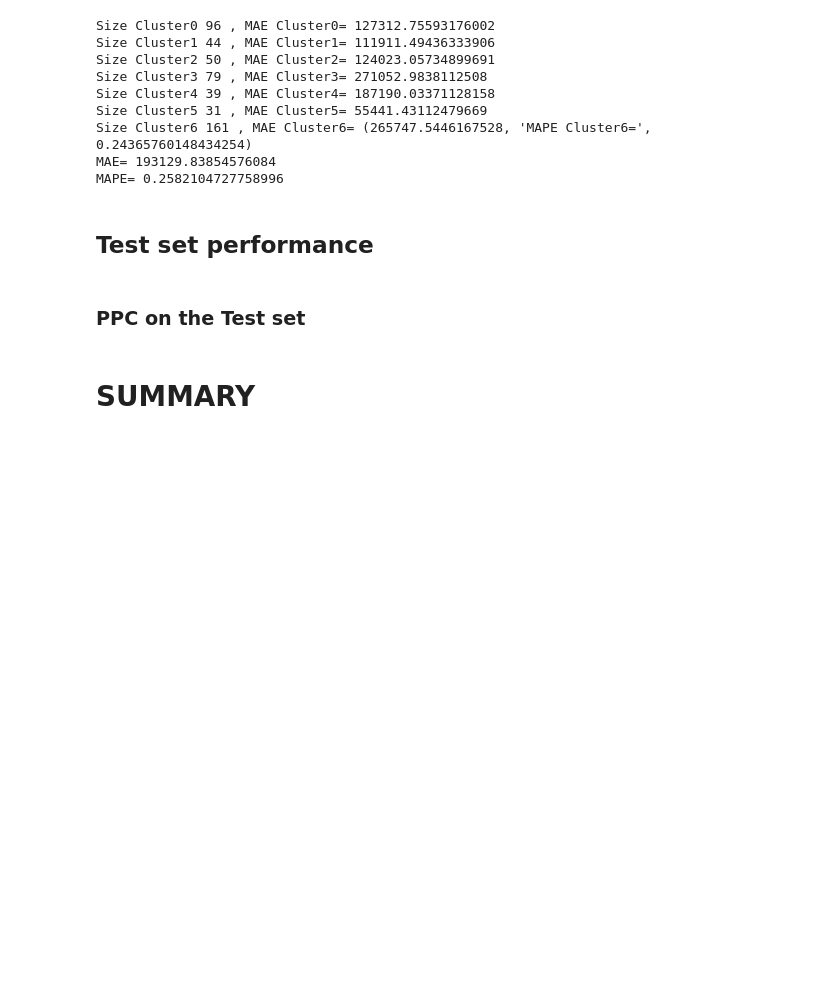
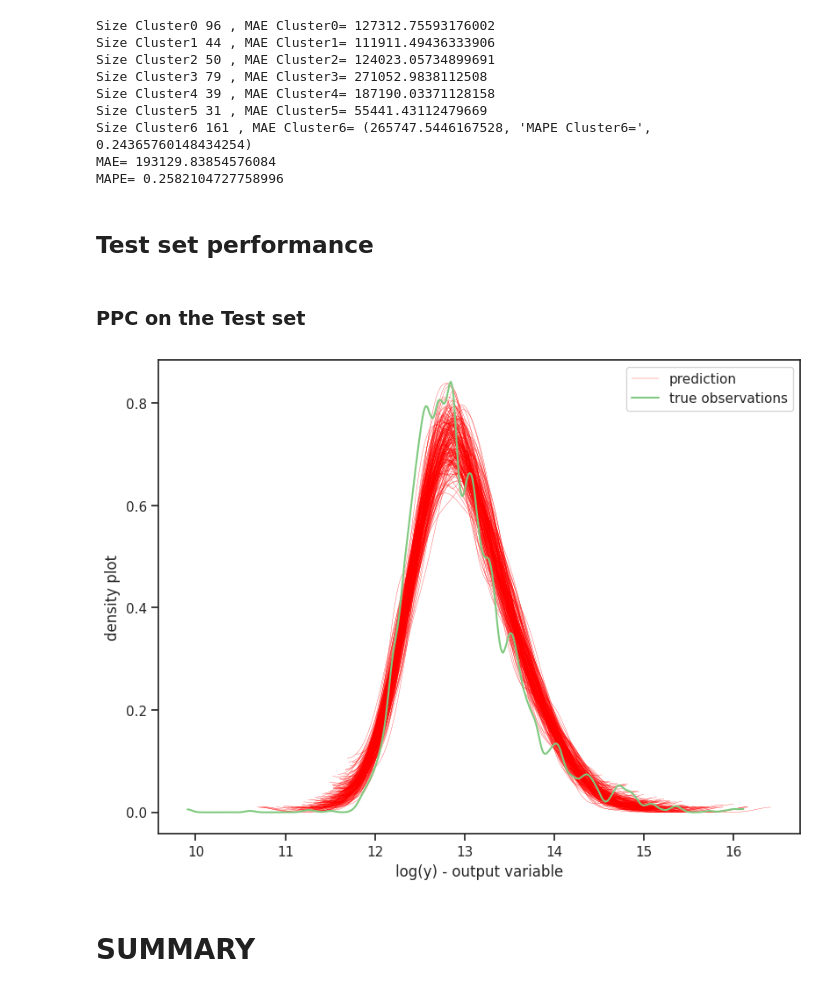
Before and after one commit to comaraDOTcom/ml-applications, a Jupyter notebook: Etivity2/ET5003_Etivity2_CONOROMARA_20151845.ipynb, the cells around one changed output. Drawn from its saved outputs; the diff is of its cells as text; code cells hidden in the pictures; blank space fills up the shorter version.

Commit message:
Final PPC plot

```diff
--- a/Etivity2/ET5003_Etivity2_CONOROMARA_20151845.ipynb
+++ b/Etivity2/ET5003_Etivity2_CONOROMARA_20151845.ipynb
@@ -829,5 +829,37 @@ MAPE= 0.2582104727758996
 ## Test set performance
 # %% [markdown]
 ### PPC on the Test set
+# %%
+# posteriors
+Ypred0 = ppc(posterior0['alpha'],posterior0['beta'],posterior0['sigma_n'],Xtestn0,  nsamples=200)
+Ypred1 = ppc(posterior1['alpha'],posterior1['beta'],posterior1['sigma_n'],Xtestn1,  nsamples=200)
+Ypred2 = ppc(posterior2['alpha'],posterior2['beta'],posterior2['sigma_n'],Xtestn2,  nsamples=200)
+Ypred3 = ppc(posterior3['alpha'],posterior3['beta'],posterior3['sigma_n'],Xtestn3,  nsamples=200)
+Ypred4 = ppc(posterior4['alpha'],posterior4['beta'],posterior4['sigma_n'],Xtestn4,  nsamples=200)
+Ypred5 = ppc(posterior5['alpha'],posterior5['beta'],posterior5['sigma_n'],Xtestn5,  nsamples=200)
+Ypred6 = ppc(posterior6['alpha'],posterior6['beta'],posterior6['sigma_n'],Xtestn6,  nsamples=200)
+
+# simulation
+Ypred = np.hstack([ yscaler0.inverse_transform(Ypred0),
+                 yscaler1.inverse_transform(Ypred1),
+                 yscaler2.inverse_transform(Ypred2),
+                 yscaler3.inverse_transform(Ypred3),
+                 yscaler4.inverse_transform(Ypred4),
+                 yscaler5.inverse_transform(Ypred5),
+                 yscaler6.inverse_transform(Ypred6)])
+
+# prediction
+for i in range(Ypred.shape[0]):
+    az.plot_dist( Ypred[i,:],color='r',plot_kwargs={"linewidth": 0.2})
+
+# plot
+az.plot_dist(Ypred[i,:],color='r',plot_kwargs={"linewidth": 0.2}, label="prediction")
+ylog=np.vstack([ylog0,ylog1,ylog2,ylog3, ylog4, ylog5, ylog6])
+az.plot_dist(ylog,label='true observations');
+plt.legend()
+plt.xlabel("log(y) - output variable")
+plt.ylabel("density plot");
+# %% [output]
+[figure, added]
 # %% [markdown]
 # SUMMARY
```
Also changed, not shown: parts of 1 cell of this notebook.
